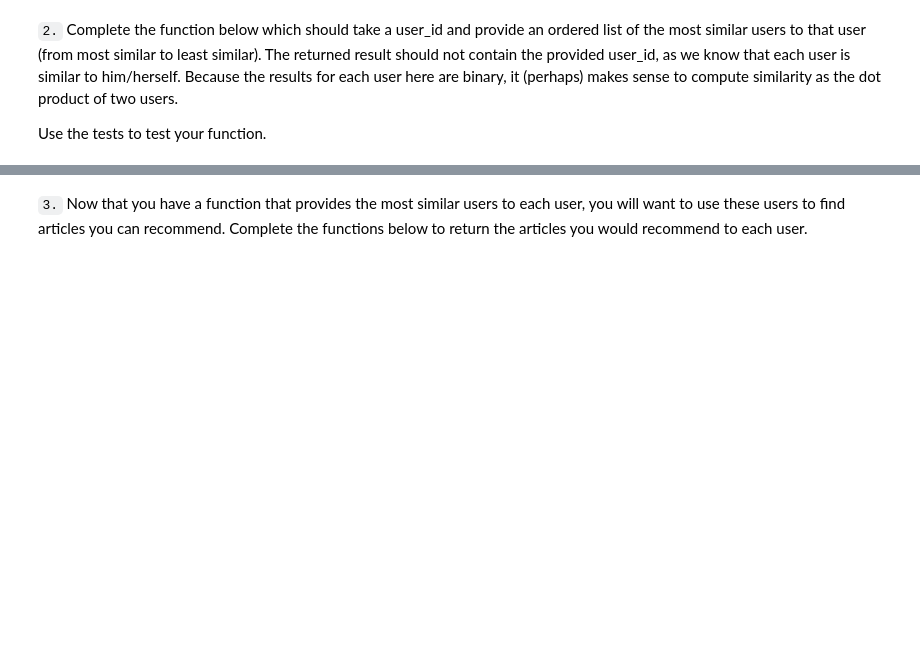
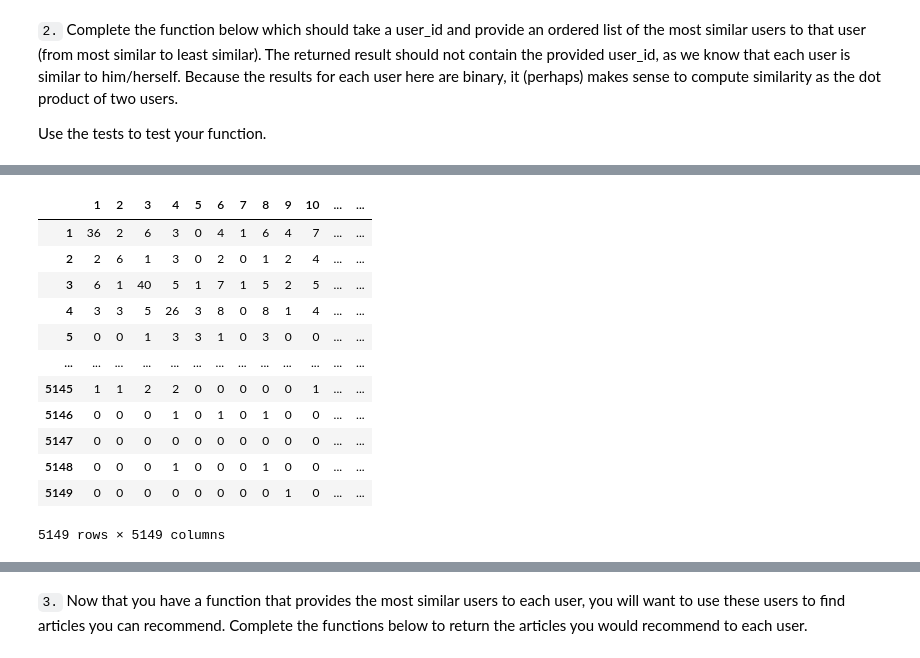
Before and after one commit to Serenitea/Recommendations-with-IBM, a Jupyter notebook: Recommendations_with_IBM.ipynb, the cells around one changed output, grey strips where cells are left out. Drawn from its saved outputs; the diff is of its cells as text; code cells hidden in the pictures; blank space fills up the shorter version.

```diff
--- a/Recommendations_with_IBM.ipynb
+++ b/Recommendations_with_IBM.ipynb
@@ -328,9 +395,12 @@ def create_user_item_matrix(df):
     Return a matrix with user ids as rows and article ids on the columns with 1 values where a user interacted with
     an article and a 0 otherwise
     '''
-    # Fill in the function here
+    df_to_zip = df[['article_id', 'user_id']].drop_duplicates() #slice df of just article id and user id without duplicates
+    user_item_mat = pd.DataFrame(index = df.user_id.unique(), columns=sorted(df.article_id.unique()), data=0) #create the empty matrix with 0's
+    for article_id, user_id in zip(df_to_zip['article_id'], df_to_zip['user_id']): #add 1's to the matrix for each intersection in the df from each pair of article id and user id
+        user_item_mat[article_id][user_id] = 1
 
-    return user_item # return the user_item matrix
+    return user_item_mat # return the user_item matrix
 
 user_item = create_user_item_matrix(df)
 # %%
@@ -343,3 +415,6 @@ print("You have passed our quick tests!  Please proceed!")
 `2.` Complete the function below which should take a user_id and provide an ordered list of the most similar users to that user (from most similar to least similar).  The returned result should not contain the provided user_id, as we know that each user is similar to him/herself. Because the results for each user here are binary, it (perhaps) makes sense to compute similarity as the dot product of two users.
 
 Use the tests to test your function.
+# %%
+%%time
+user_sim = np.dot(user_item, user_item.T)
@@ -345,0 +431,3 @@ Use the tests to test your function.
+# %%
+user_ids = df.user_id.unique().tolist()
+user_ids
@@ -345,0 +452,18 @@ Use the tests to test your function.
+# %%
+user_sim_df = pd.DataFrame(user_sim, index=user_ids, columns=user_ids)
+# %%
+user_sim_df
+# %% [output]
+|  | 1 | 2 | 3 | 4 | 5 | 6 | 7 | 8 | 9 | 10 | ... | ... |
+| 1 | 36 | 2 | 6 | 3 | 0 | 4 | 1 | 6 | 4 | 7 | ... | ... |
+| 2 | 2 | 6 | 1 | 3 | 0 | 2 | 0 | 1 | 2 | 4 | ... | ... |
+| 3 | 6 | 1 | 40 | 5 | 1 | 7 | 1 | 5 | 2 | 5 | ... | ... |
+| 4 | 3 | 3 | 5 | 26 | 3 | 8 | 0 | 8 | 1 | 4 | ... | ... |
+| 5 | 0 | 0 | 1 | 3 | 3 | 1 | 0 | 3 | 0 | 0 | ... | ... |
+| ... | ... | ... | ... | ... | ... | ... | ... | ... | ... | ... | ... | ... |
+| 5145 | 1 | 1 | 2 | 2 | 0 | 0 | 0 | 0 | 0 | 1 | ... | ... |
+| 5146 | 0 | 0 | 0 | 1 | 0 | 1 | 0 | 1 | 0 | 0 | ... | ... |
+| 5147 | 0 | 0 | 0 | 0 | 0 | 0 | 0 | 0 | 0 | 0 | ... | ... |
+| 5148 | 0 | 0 | 0 | 1 | 0 | 0 | 0 | 1 | 0 | 0 | ... | ... |
+| 5149 | 0 | 0 | 0 | 0 | 0 | 0 | 0 | 0 | 1 | 0 | ... | ... |
+5149 rows × 5149 columns
```
Also changed, not shown: parts of 16 cells of this notebook.
